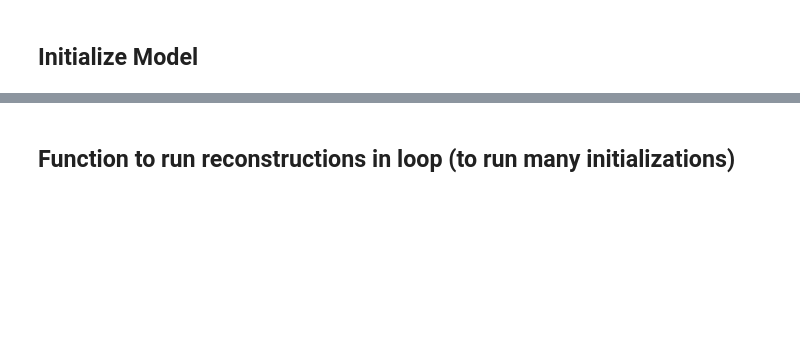
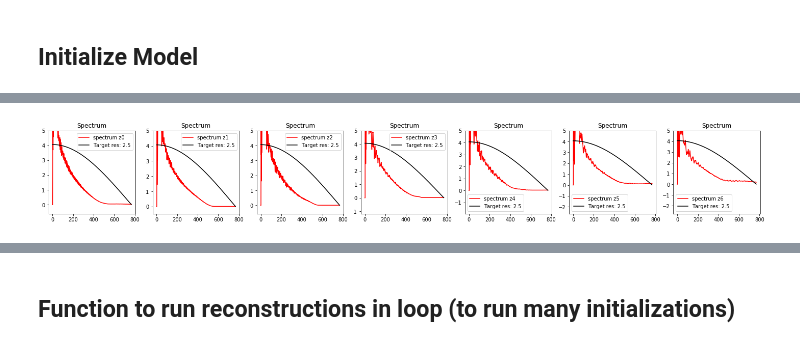
Before and after one commit to antipa/Randoscope_dev, a Jupyter notebook: RandoscopeXCorrMinTF-RadiusLearning.ipynb, the cells around one changed output, grey strips where cells are left out. Drawn from its saved outputs; the diff is of its cells as text; code cells hidden in the pictures; blank space fills up the shorter version.

```diff
--- a/RandoscopeXCorrMinTF-RadiusLearning.ipynb
+++ b/RandoscopeXCorrMinTF-RadiusLearning.ipynb
@@ -482,2 +550,96 @@ KeyboardInterrupt:
 # %%
 grad
+# %%
+# Compare spectra
+def radial_profile(data, center):
+    y, x = np.indices((data.shape))
+    r = np.sqrt((x - center[0])**2 + (y - center[1])**2)
+    r = r.astype(np.int)
+
+    tbin = np.bincount(r.ravel(), data.ravel())
+    nr = np.bincount(r.ravel())
+    radialprofile = tbin / nr
+    return radialprofile
+
+def plot_spectra(model):
+    T,aper=make_lenslet_tf(model)
+    #model = Model()
+    psf_stack = model.gen_psf_stack(T, aper, 0.5)
+    stack_spectrum = model.gen_stack_spectrum(psf_stack)
+    f, ax = plt.subplots(1,model.Nz,figsize=(25,3))
+    for n in range(len(ax)):
+        ax[n].plot((model.dc_mask*tf.abs(stack_spectrum[n])).numpy()[0,:model.samples[1]],'r',label='spectrum z{}'.format(n))
+        ax[n].plot(model.target_F.numpy()[0,:model.samples[1]],'k',label='Target res: {}'.format(model.target_res))
+        ax[n].legend()
+        ax[n].set_title('Spectrum')
+        ax[n].set_ylim(top=5)
+
+def compare_spectra(model_init, model_opt):
+    T,aper=make_lenslet_tf(model_init)
+    #model = Model()
+    psf_stack = model_init.gen_psf_stack(T, aper, 0.5)
+    stack_spectrum_init = model_init.gen_stack_spectrum(psf_stack)
+
+    T,aper=make_lenslet_tf(model_opt)
+    #model = Model()
+    psf_stack = model_opt.gen_psf_stack(T, aper, 0.5)
+    stack_spectrum_opt = model_opt.gen_stack_spectrum(psf_stack)
+
+    f, ax = plt.subplots(1,model.Nz,figsize=(25,3))
+    for n in range(len(ax)):
+        ax[n].plot((model_init.dc_mask*tf.abs(stack_spectrum_init[n])).numpy()[0,:model.samples[1]],'r',label='Initial spectrum z{}'.format(n))
+        ax[n].plot((model_opt.dc_mask*tf.abs(stack_spectrum_opt[n])).numpy()[0,:model.samples[1]],'k',label='Optimized spectrum z{}'.format(n))
+        ax[n].legend()
+        ax[n].set_title('Spectrum')
+        ax[n].set_ylim(top=5)
+
+def plot_spectra_radial(model):
+    T,aper=make_lenslet_tf(model)
+    #model = Model()
+    psf_stack = model.gen_psf_stack(T, aper, 0.5)
+    stack_spectrum = model.gen_stack_spectrum(psf_stack)
+    f, ax = plt.subplots(1,model.Nz,figsize=(25,3))
+    for n in range(len(ax)):
+        radprof = radial_profile((model.dc_mask*tf.abs(stack_spectrum[n])).numpy(),(0,0))
+        ax[n].plot(radprof[:model.samples[1]],'r',label='spectrum z{}'.format(n))
+        ax[n].plot(model.target_F.numpy()[0,:model.samples[1]],'k',label='Target res: {}'.format(model.target_res))
+        ax[n].legend()
+        ax[n].set_title('Spectrum')
+        ax[n].set_ylim(top=5)
+
+
+# radial average
+def compare_spectra_radial(model_init, model_opt):
+    T,aper=make_lenslet_tf(model_init)
+    #model = Model()
+    psf_stack = model_init.gen_psf_stack(T, aper, 0.5)
+    stack_spectrum_init = model_init.gen_stack_spectrum(psf_stack)
+
+    T,aper=make_lenslet_tf(model_opt)
+    #model = Model()
+    psf_stack = model_opt.gen_psf_stack(T, aper, 0.5)
+    stack_spectrum_opt = model_opt.gen_stack_spectrum(psf_stack)
+
+    f, ax = plt.subplots(1,model.Nz,figsize=(25,3))
+    for n in range(len(ax)):
+
+        radprof_init = radial_profile((model_init.dc_mask*tf.abs(stack_spectrum_init[n])).numpy(),(0,0))
+        ax[n].plot(radprof_init[:model_init.samples[1]],'r',label='Init z{}'.format(n))
+        #ax[n].plot((model_init.dc_mask*tf.abs(stack_spectrum_init[n])).numpy()[0,:model.samples[1]],'r',label='Initial spectrum z{}'.format(n))
+        #ax[n].plot((model_opt.dc_mask*tf.abs(stack_spectrum_opt[n])).numpy()[0,:model.samples[1]],'k',label='Optimized spectrum z{}'.format(n))
+        radprof_opt = radial_profile((model_opt.dc_mask*tf.abs(stack_spectrum_opt[n])).numpy(),(0,0))
+        ax[n].plot(radprof_opt[:model_init.samples[1]],'k',label='Opt z{}'.format(n))
+        ax[n].legend()
+        ax[n].set_title('Radially averaged spectrum')
+        ax[n].set_ylim(top=5)
+
+#model_opt = Model()
+#model_opt.load_weights('C:\\Users\\herbtipa\\logsumexp_1000_2p5.hd5')
+plot_spectra_radial(model_init)
+
+
+#re_init_model()
+plot_spectra_radial(model)
+compare_spectra_radial(model_init, model)
+# %% [output]
+[figure, added]
```
Also changed, not shown: parts of 33 cells of this notebook.
